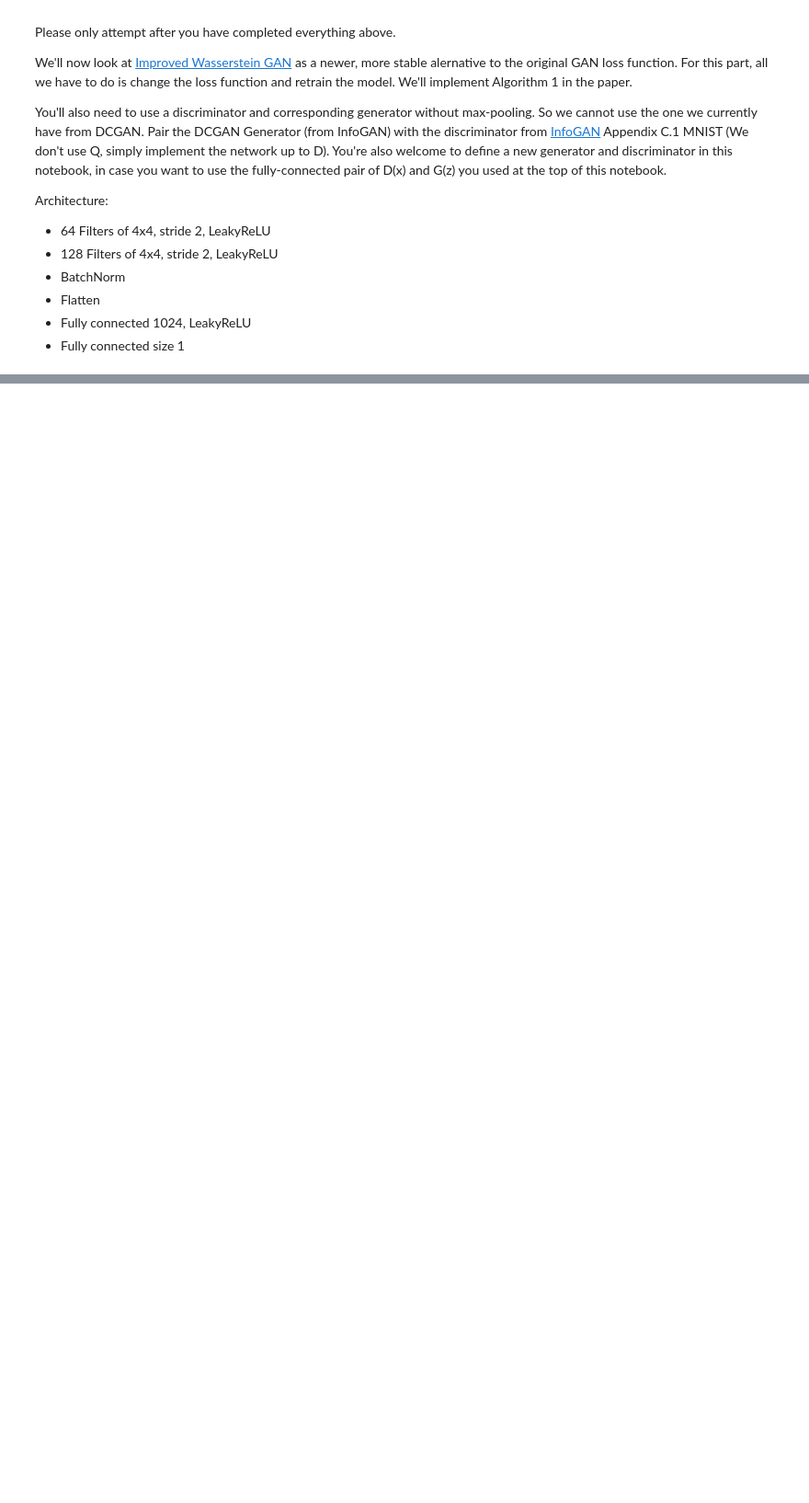
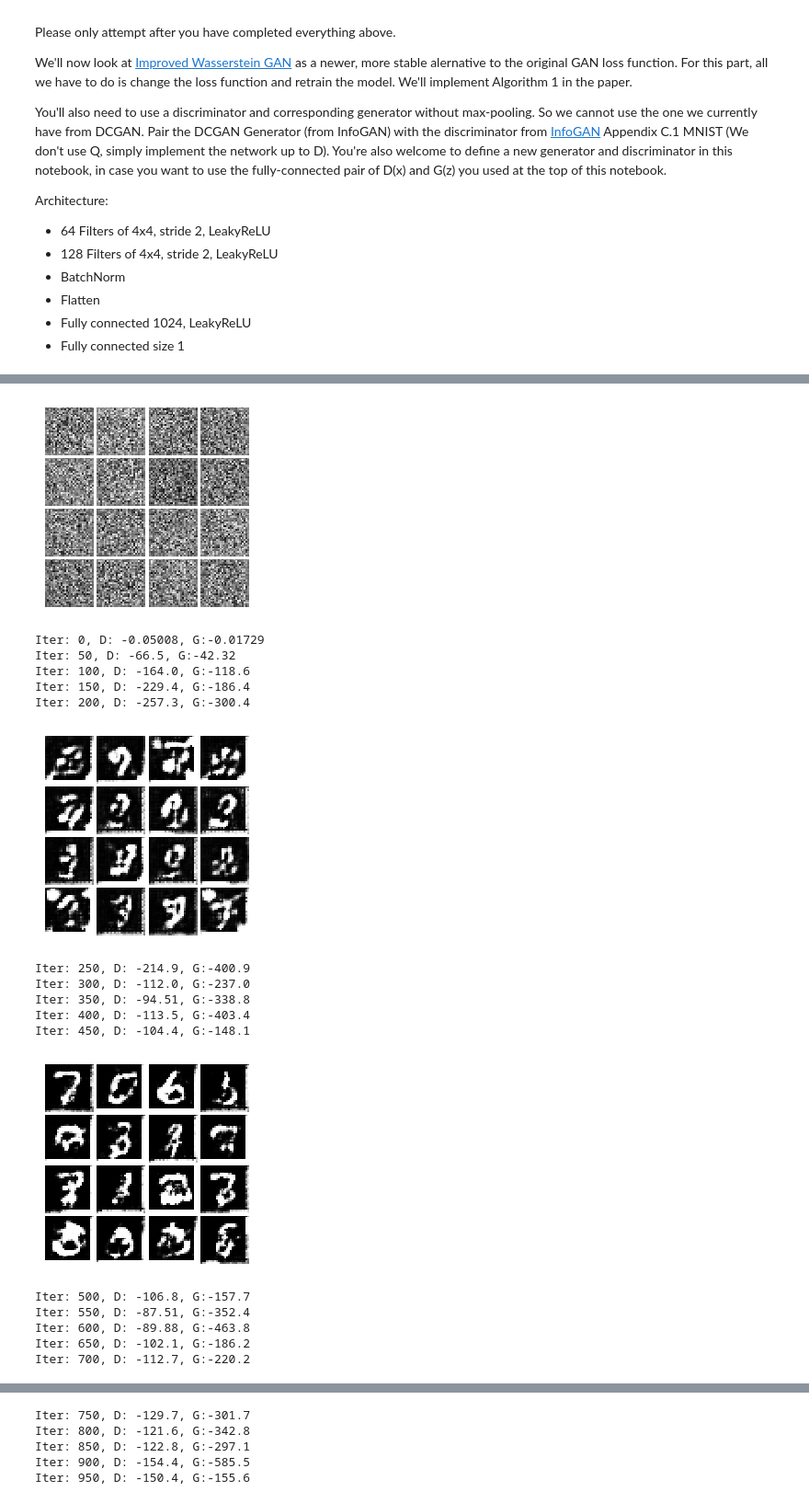
Before and after one commit to loveltyoic/deeplearning, a Jupyter notebook: cs231n/assignment3/GANs-TensorFlow.ipynb, the cells around one changed output, grey strips where cells are left out. Shown at 92% size. Drawn from its saved outputs; the diff is of its cells as text; code cells hidden in the pictures; blank space fills up the shorter version.

```diff
--- a/cs231n/assignment3/GANs-TensorFlow.ipynb
+++ b/cs231n/assignment3/GANs-TensorFlow.ipynb
@@ -804,0 +802,12 @@ test_discriminator(3411649)
+# %%
+def discriminator(x):
+    with tf.variable_scope('discriminator'):
+        # TODO: implement architecture
+        conv1 = tf.layers.conv2d(tf.reshape(x, [-1, 28, 28, 1]), 64, (4, 4), (2, 2), kernel_initializer=init, activation=leaky_relu)
+        conv2 = tf.layers.conv2d(conv1, 128, (4, 4), (2, 2), activation=leaky_relu, kernel_initializer=init)
+        bn1 = tf.layers.batch_normalization(conv2, axis=-1, training=True)
+        flat = tf.contrib.layers.flatten(bn1)
+        fc1 = tf.layers.dense(flat, 1024, activation=leaky_relu, kernel_initializer=init)
+        logits = tf.layers.dense(fc1, 1, kernel_initializer=init)
+        return logits
+test_discriminator(3411649)
@@ -826,7 +837,7 @@ with tf.variable_scope("") as scope:
 D_vars = tf.get_collection(tf.GraphKeys.TRAINABLE_VARIABLES,'discriminator')
 G_vars = tf.get_collection(tf.GraphKeys.TRAINABLE_VARIABLES,'generator')
 
-D_solver, G_solver = get_solvers()
+D_solver, G_solver = get_solvers(learning_rate=1e-4, beta1=0.5)
 # %%
 def wgangp_loss(logits_real, logits_fake, batch_size, x, G_sample):
     """Compute the WGAN-GP loss.
@@ -845,24 +856,22 @@ def wgangp_loss(logits_real, logits_fake, batch_size, x, G_sample):
     - G_loss: generator loss scalar
     """
     # TODO: compute D_loss and G_loss
-    D_loss = None
-    G_loss = None
-
     # lambda from the paper
     lam = 10
-
     # random sample of batch_size (tf.random_uniform)
-    eps = 0
-    x_hat = 0
+    eps = eps = tf.random_uniform([batch_size, 1], minval=0., maxval=1.)
+    x_hat = eps*(x) + (1. - eps)*tf.contrib.layers.flatten(G_sample)
 
     # Gradients of Gradients is kind of tricky!
     with tf.variable_scope('',reuse=True) as scope:
-        grad_D_x_hat = None
+        grad_D_x_hat = tf.gradients(discriminator(x_hat), [x_hat])[0]
 
-    grad_norm = None
-    grad_pen = None
+    grad_norm = tf.sqrt(tf.reduce_mean((grad_D_x_hat)**2, axis=1))
+    grad_pen = lam * tf.reduce_mean(tf.nn.relu(grad_norm - 1.))
 
 
+    D_loss = - (tf.reduce_mean(logits_real) - tf.reduce_mean(logits_fake)) + grad_pen
+    G_loss = - tf.reduce_mean(logits_fake)
 
     return D_loss, G_loss
 
@@ -874,4 +883,23 @@ G_extra_step = tf.get_collection(tf.GraphKeys.UPDATE_OPS,'generator')
 # %%
 with get_session() as sess:
     sess.run(tf.global_variables_initializer())
-    run_a_gan(sess,G_train_step,G_loss,D_train_step,D_loss,G_extra_step,D_extra_step,batch_size=128,num_epoch=5)
+    run_a_gan(sess,G_train_step,G_loss,D_train_step,D_loss,G_extra_step,D_extra_step,batch_size=128,num_epoch=30)
+# %% [output]
+[figure, added]
+Iter: 0, D: -0.05008, G:-0.01729
+Iter: 50, D: -66.5, G:-42.32
+Iter: 100, D: -164.0, G:-118.6
+Iter: 150, D: -229.4, G:-186.4
+Iter: 200, D: -257.3, G:-300.4
+[figure, added]
+Iter: 250, D: -214.9, G:-400.9
+Iter: 300, D: -112.0, G:-237.0
+Iter: 350, D: -94.51, G:-338.8
+Iter: 400, D: -113.5, G:-403.4
+Iter: 450, D: -104.4, G:-148.1
+[figure, added]
+Iter: 500, D: -106.8, G:-157.7
+Iter: 550, D: -87.51, G:-352.4
+Iter: 600, D: -89.88, G:-463.8
+Iter: 650, D: -102.1, G:-186.2
+Iter: 700, D: -112.7, G:-220.2
@@ -877,0 +907,5 @@ with get_session() as sess:
+Iter: 750, D: -129.7, G:-301.7
+Iter: 800, D: -121.6, G:-342.8
+Iter: 850, D: -122.8, G:-297.1
+Iter: 900, D: -154.4, G:-585.5
+Iter: 950, D: -150.4, G:-155.6
```
Also changed, not shown: parts of 11 cells of this notebook.
